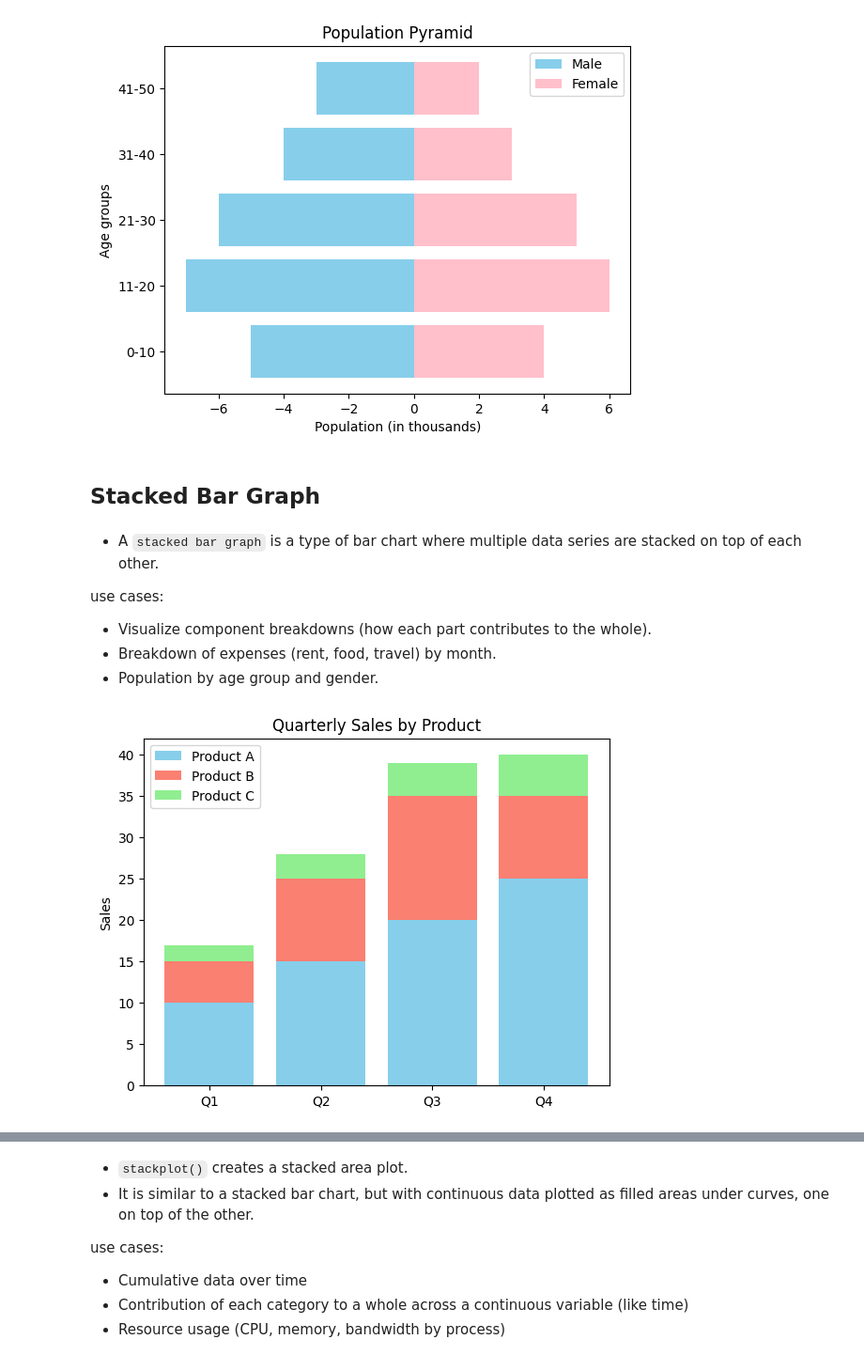
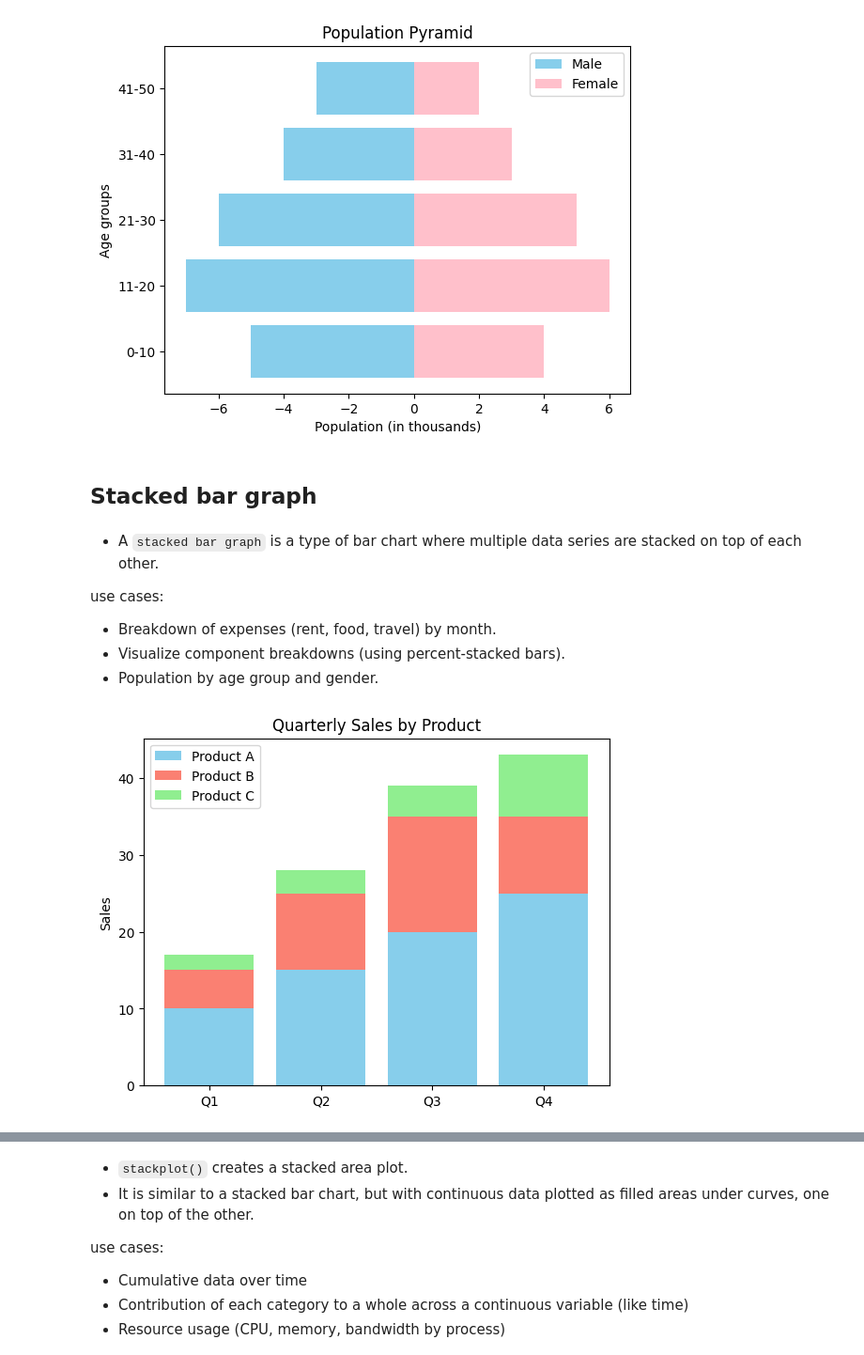
Before and after one commit to Ebad1001/Python_Notes, a Jupyter notebook: Matplotlib/01_Basics.ipynb, the cells around one changed output, grey strips where cells are left out. Shown at 94% size. Cells and saved outputs as stored; diff of their text form; code cells hidden in the pictures.

```diff
--- a/Matplotlib/01_Basics.ipynb
+++ b/Matplotlib/01_Basics.ipynb
@@ -205,32 +282,32 @@ plt.show()
 # %% [output]
 [figure]
 # %% [markdown]
-## Stacked Bar Graph
+## Stacked bar graph
 # %% [markdown]
 - A `stacked bar graph` is a type of bar chart where multiple data series are stacked on top of each other.
 
 use cases:
-- Visualize component breakdowns (how each part contributes to the whole).
 - Breakdown of expenses (rent, food, travel) by month.
+- Visualize component breakdowns (using percent-stacked bars).
 - Population by age group and gender.
 # %%
 labels = ['Q1', 'Q2', 'Q3', 'Q4']
 product_A = [10, 15, 20, 25]
 product_B = [5, 10, 15, 10]
-product_C = [2, 3, 4, 5]
+product_C = [2, 3, 4, 8]
 x = np.arange(len(labels))
 
 plt.bar(x, product_A, label='Product A', color='skyblue')
 # Adding B on top of A
 plt.bar(x, product_B, bottom=product_A, label='Product B', color='salmon')
 # Adding C on top of A+B
 product_AB = [a + b for a, b in zip(product_A, product_B)]
 plt.bar(x, product_C, bottom=product_AB, label='Product C', color='lightgreen')
 
 plt.xticks(x, labels)
 plt.ylabel('Sales')
 plt.title('Quarterly Sales by Product')
 plt.legend()
 plt.show()
 # %% [output]
-[figure, old version]
+[figure, new version]
```
Also changed, not shown: parts of 63 cells of this notebook.
